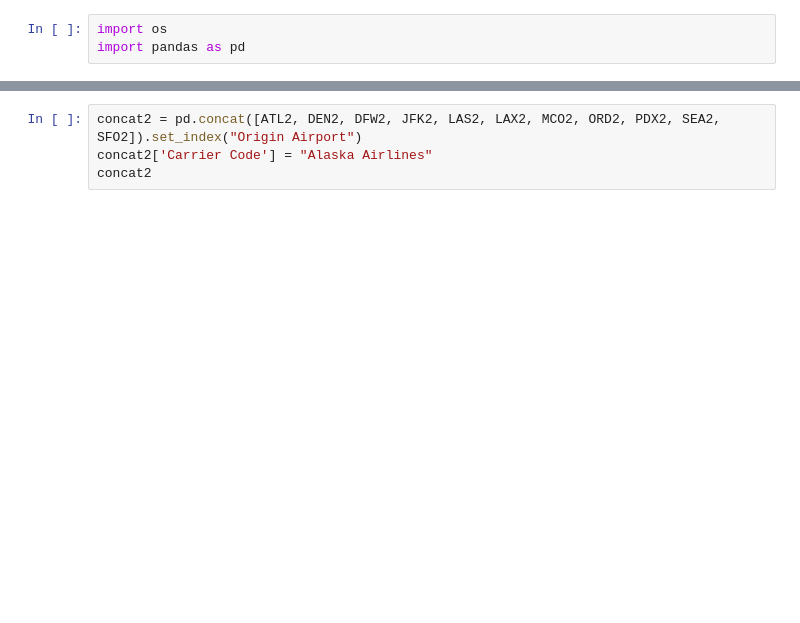
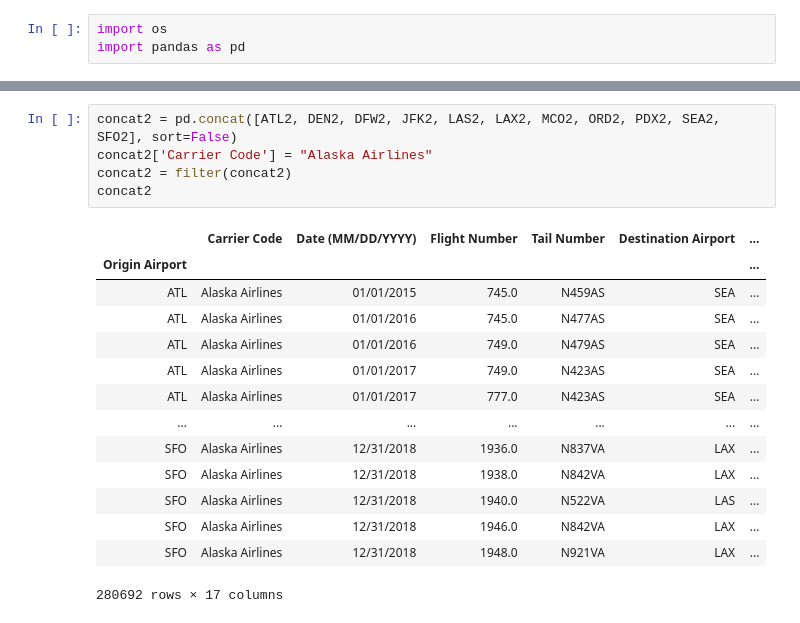
Before and after one commit to jabruhns/group-project-2, a Jupyter notebook: csv_cleanup.ipynb, the cells around one changed output, grey strips where cells are left out. Cells and saved outputs as stored; diff of their text form; blank space fills up the shorter version.

```diff
--- a/csv_cleanup.ipynb
+++ b/csv_cleanup.ipynb
@@ -119,7 +163,23 @@ SEA2["Origin Airport"] = "SEA"
 SFO2 = pd.read_csv("Resources/CSV/Alaska/SFO.csv", skiprows=7)[:-2]
 SFO2["Origin Airport"] = "SFO"
 # %%
-concat2 = pd.concat([ATL2, DEN2, DFW2, JFK2, LAS2, LAX2, MCO2, ORD2, PDX2, SEA2, SFO2]).set_index("Origin Airport")
+concat2 = pd.concat([ATL2, DEN2, DFW2, JFK2, LAS2, LAX2, MCO2, ORD2, PDX2, SEA2, SFO2], sort=False)
 concat2['Carrier Code'] = "Alaska Airlines"
+concat2 = filter(concat2)
 concat2
+# %% [output]
+|  | Carrier Code | Date (MM/DD/YYYY) | Flight Number | Tail Number | Destination Airport | ... |
+| Origin Airport |  |  |  |  |  | ... |
+| ATL | Alaska Airlines | 01/01/2015 | 745.0 | N459AS | SEA | ... |
+| ATL | Alaska Airlines | 01/01/2016 | 745.0 | N477AS | SEA | ... |
+| ATL | Alaska Airlines | 01/01/2016 | 749.0 | N479AS | SEA | ... |
+| ATL | Alaska Airlines | 01/01/2017 | 749.0 | N423AS | SEA | ... |
+| ATL | Alaska Airlines | 01/01/2017 | 777.0 | N423AS | SEA | ... |
+| ... | ... | ... | ... | ... | ... | ... |
+| SFO | Alaska Airlines | 12/31/2018 | 1936.0 | N837VA | LAX | ... |
+| SFO | Alaska Airlines | 12/31/2018 | 1938.0 | N842VA | LAX | ... |
+| SFO | Alaska Airlines | 12/31/2018 | 1940.0 | N522VA | LAS | ... |
+| SFO | Alaska Airlines | 12/31/2018 | 1946.0 | N842VA | LAX | ... |
+| SFO | Alaska Airlines | 12/31/2018 | 1948.0 | N921VA | LAX | ... |
+280692 rows × 17 columns
 # %%
```
Also changed, not shown: parts of 8 cells of this notebook, 9 other files.
